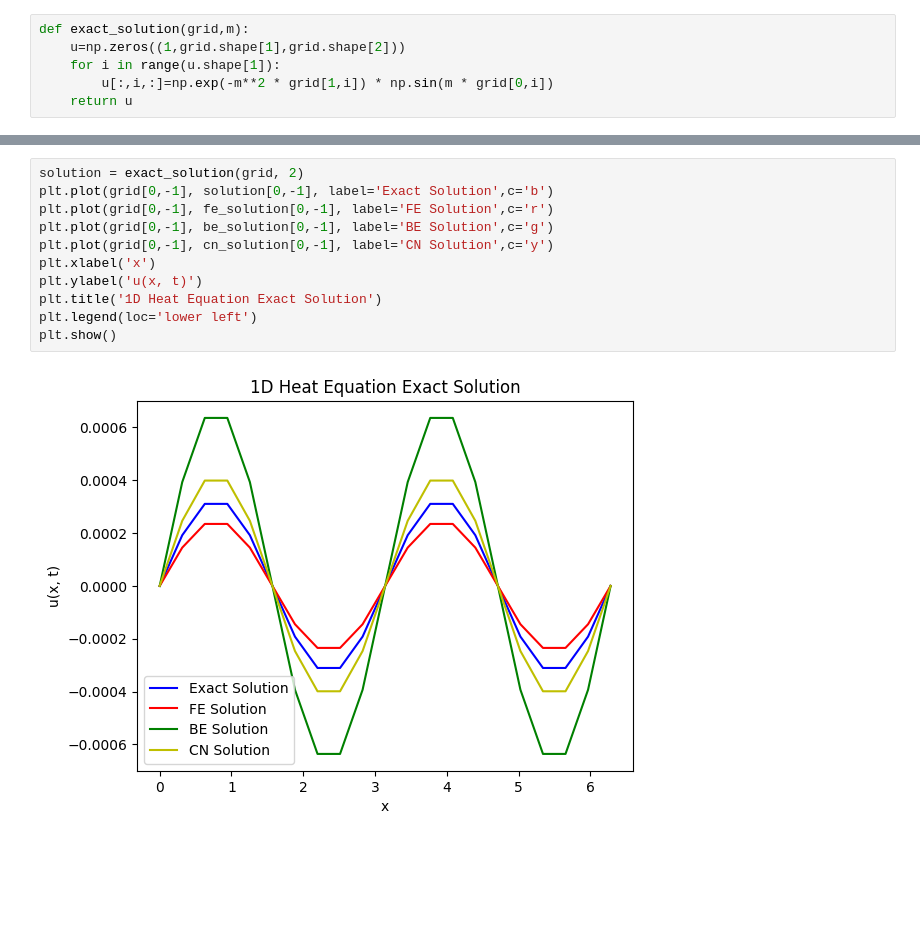
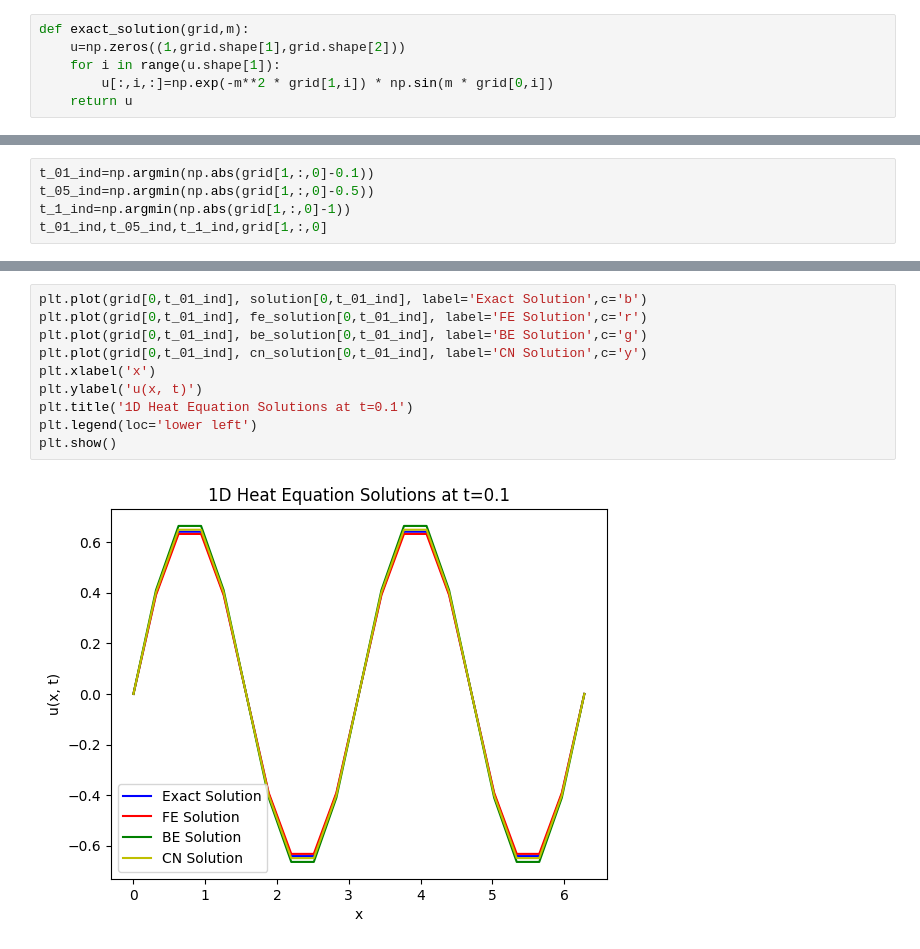
Before and after one commit to Itsacon-yxd/Numerical-Methods-EN.530.766, a Jupyter notebook: HW3/heat_conduction.ipynb, the cells around one changed output, grey strips where cells are left out. Saved outputs shown, nothing was run; the diff lists cells and outputs as text; blank space fills up the shorter version.

Commit message:
Generated solutions at t=0.1, t=0.5, and t=1 for the 1D heat equation using various numerical methods and compared them to the exact solution.

```diff
--- a/HW3/heat_conduction.ipynb
+++ b/HW3/heat_conduction.ipynb
@@ -147,0 +127,5 @@ def exact_solution(grid,m):
+# %%
+t_01_ind=np.argmin(np.abs(grid[1,:,0]-0.1))
+t_05_ind=np.argmin(np.abs(grid[1,:,0]-0.5))
+t_1_ind=np.argmin(np.abs(grid[1,:,0]-1))
+t_01_ind,t_05_ind,t_1_ind,grid[1,:,0]
@@ -148,13 +149,12 @@ def exact_solution(grid,m):
 # %%
-solution = exact_solution(grid, 2)
-plt.plot(grid[0,-1], solution[0,-1], label='Exact Solution',c='b')
-plt.plot(grid[0,-1], fe_solution[0,-1], label='FE Solution',c='r')
-plt.plot(grid[0,-1], be_solution[0,-1], label='BE Solution',c='g')
-plt.plot(grid[0,-1], cn_solution[0,-1], label='CN Solution',c='y')
+plt.plot(grid[0,t_01_ind], solution[0,t_01_ind], label='Exact Solution',c='b')
+plt.plot(grid[0,t_01_ind], fe_solution[0,t_01_ind], label='FE Solution',c='r')
+plt.plot(grid[0,t_01_ind], be_solution[0,t_01_ind], label='BE Solution',c='g')
+plt.plot(grid[0,t_01_ind], cn_solution[0,t_01_ind], label='CN Solution',c='y')
 plt.xlabel('x')
 plt.ylabel('u(x, t)')
-plt.title('1D Heat Equation Exact Solution')
+plt.title('1D Heat Equation Solutions at t=0.1')
 plt.legend(loc='lower left')
 plt.show()
 # %% [output]
-[figure, old version]
+[figure, new version]
```
Also changed, not shown: parts of 6 cells of this notebook, 1 other file.
